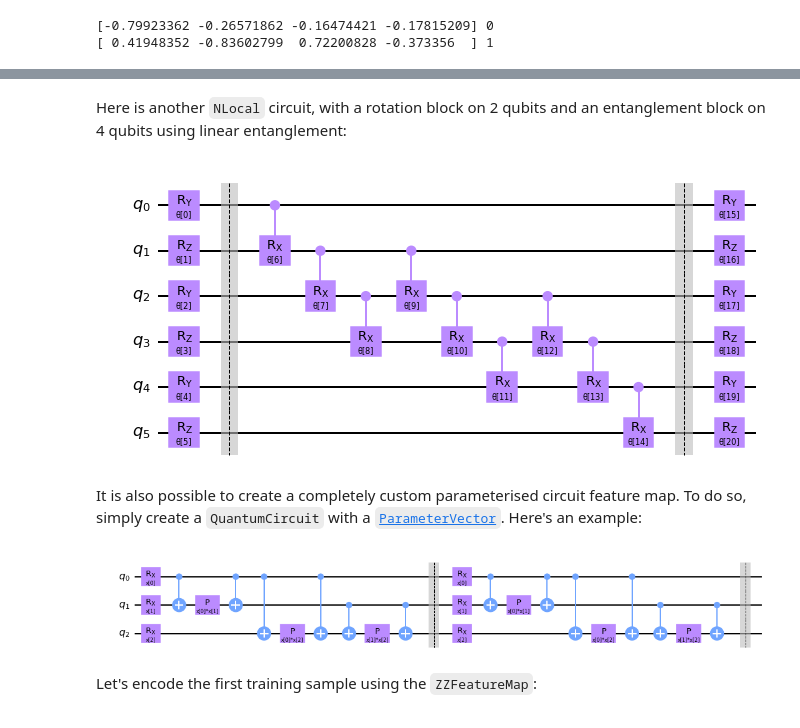
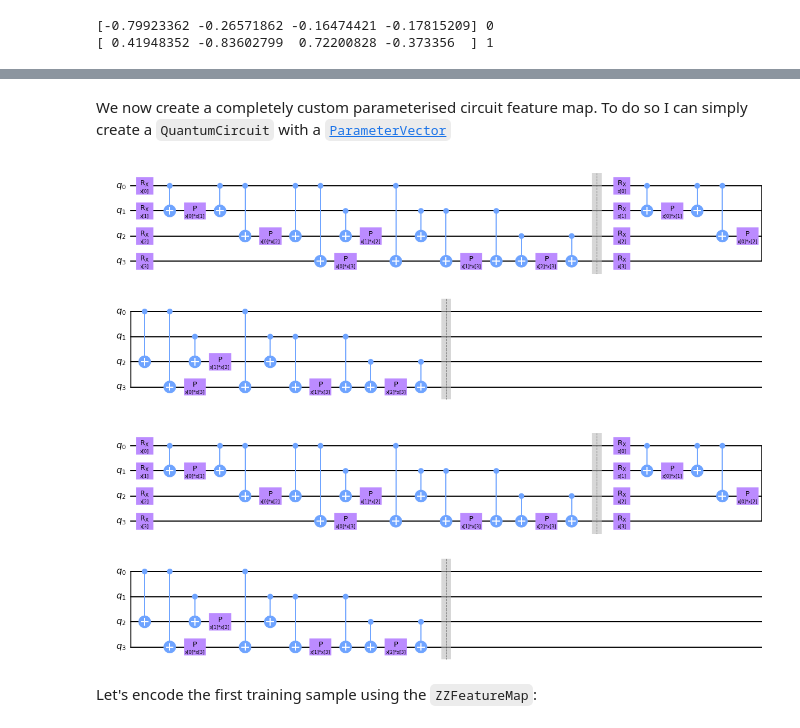
Before and after one commit to subhavmittal/Quantum-vs-Classical-Kernel, a Jupyter notebook: main.ipynb, the cells around one changed output, grey strips where cells are left out. Drawn from its saved outputs; the diff is of its cells as text; code cells hidden in the pictures.

```diff
--- a/main.ipynb
+++ b/main.ipynb
@@ -223,46 +88,26 @@ twolocaln.draw('mpl')
-# %% [markdown]
-Here is another `NLocal` circuit, with a rotation block on 2 qubits and an entanglement block on 4 qubits using linear entanglement:
-# %%
-# rotation block:
-rot = QuantumCircuit(2)
-params = ParameterVector('r', 2)
-rot.ry(params[0], 0)
-rot.rz(params[1], 1)
-
-# entanglement block:
-ent = QuantumCircuit(4)
-params = ParameterVector('e', 3)
-ent.crx(params[0], 0, 1)
-ent.crx(params[1], 1, 2)
-ent.crx(params[2], 2, 3)
-
-nlocal = NLocal(num_qubits=6, rotation_blocks=rot, entanglement_blocks=ent,
-                entanglement='linear', insert_barriers=True)
-nlocal.draw('mpl')
-# %% [output]
-[figure, removed]
 # %% [markdown]
-It is also possible to create a completely custom parameterised circuit feature map. To do so, simply create a `QuantumCircuit` with a [`ParameterVector`](https://qiskit.org/documentation/stubs/qiskit.circuit.ParameterVector.html). Here's an example:
+We now create a completely custom parameterised circuit feature map. To do so I can simply create a `QuantumCircuit` with a [`ParameterVector`](https://qiskit.org/documentation/stubs/qiskit.circuit.ParameterVector.html)
 # %%
-qubits = 3
+qubits = 4
 repeats = 2
 
 x = ParameterVector('x', length=qubits)
 var_custom = QuantumCircuit(qubits)
 
 for _ in range(repeats):
     for i in range(qubits):
         var_custom.rx(x[i], i)
     for i in range(qubits):
         for j in range(i + 1, qubits):
             var_custom.cx(i, j)
             var_custom.p(x[i] * x[j], j)
             var_custom.cx(i, j)
     var_custom.barrier()
 
 var_custom.draw('mpl')
 # %% [output]
-[figure, old version]
+[figure, new version]
+[figure, added]
 # %% [markdown]
 Let's encode the first training sample using the `ZZFeatureMap`:
 # %%
```
Also changed, not shown: parts of 41 cells of this notebook.
